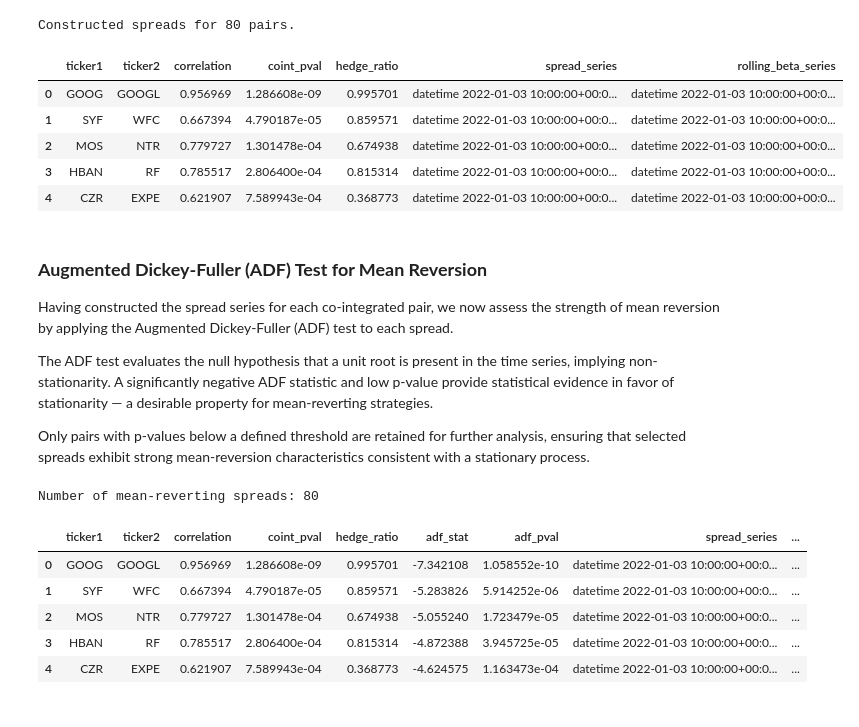
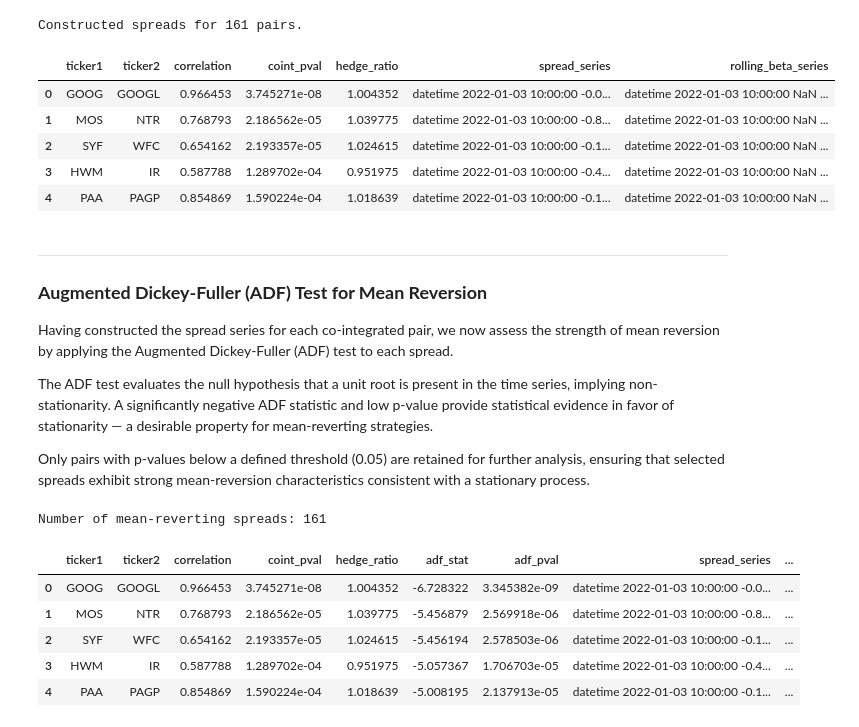
Before and after one commit to Smao19/equity-pairs-trading, a Jupyter notebook: notebooks/pair_research.ipynb, the cells around one changed output. Cells and saved outputs as stored; diff of their text form; code cells hidden in the pictures.

```diff
--- a/notebooks/pair_research.ipynb
+++ b/notebooks/pair_research.ipynb
@@ -134,7 +158,7 @@ The subsequent stages in the notebook will build on this reduced universe, apply
 TOP_N = 1000
 
 # Load train data
-train_df = pd.read_parquet("../data/train.parquet")
+train_df = pd.read_parquet("../data/full_train.parquet")
 
 # Extract close prices: columns = tickers, rows = minute timestamps
 close_px = train_df.xs('close', axis=1, level=1)
@@ -156,6 +180,5 @@ pairs_sorted = sorted(pairs, key=lambda x: abs(x[2]), reverse=True)
 top_pairs_df = pd.DataFrame(pairs_sorted[:TOP_N], columns=["ticker1", "ticker2", "correlation"])
 
 # Visualize
-print(top_pairs_df.shape)
 display(top_pairs_df.head())
 # %% [output]
@@ -189,13 +214,13 @@ coint_results = []
 # Loop through top N pairs and test for cointegration
 for _, row in tqdm(top_pairs_df.iterrows(), total=len(top_pairs_df), desc="Cointegration Filtering"):
     t1, t2 = row['ticker1'], row['ticker2']
-    s1 = close_px[t1]
-    s2 = close_px[t2]
+    s1 = np.log(close_px[t1])
+    s2 = np.log(close_px[t2])
 
     # Drop rows with missing data for this pair
     pair_df = pd.concat([s1, s2], axis=1).dropna()
 
-    # Perform Engle-Granger cointegration test (coint returns: score, pvalue, _)
+    # Perform Engle-Granger cointegration test
     _, pval, _ = coint(pair_df.iloc[:, 0], pair_df.iloc[:, 1], maxlag=8)
 
     if pval < COINT_P_THRESHOLD:
@@ -240,8 +272,8 @@ In addition to this static spread, we compute the **rolling hedge ratio** using
 
 This spread series becomes the core input for all subsequent assessments of mean-reverting behavior.
 # %%
-# Parameters
-ROLLING_WINDOW = 60  # window for rolling beta calculation
+# Window for rolling beta
+MEAN_ROLLING_WINDOW = 330 * 5 * 8  # 8 weeks (~13,200 bars)
 
 # Initialize list to hold spread information
 spread_data = []
@@ -249,8 +281,8 @@ spread_data = []
 # Iterate over cointegrated pairs
 for _, row in tqdm(coint_pairs_df.iterrows(), total=len(coint_pairs_df), desc="Constructing Spreads"):
     t1, t2 = row['ticker1'], row['ticker2']
-    s1 = close_px[t1]
-    s2 = close_px[t2]
+    s1 = np.log(close_px[t1])
+    s2 = np.log(close_px[t2])
 
     # Drop missing values for this pair
     pair_df = pd.concat([s1, s2], axis=1).dropna()
@@ -261,51 +293,52 @@ for _, row in tqdm(coint_pairs_df.iterrows(), total=len(coint_pairs_df), desc="C
     model = sm.OLS(pair_df['s1'], X).fit()
     hedge_ratio = model.params['s2']
 
     # Construct spread: s1 - beta * s2
     pair_df['spread'] = pair_df['s1'] - hedge_ratio * pair_df['s2']
 
     # Vectorized rolling beta calculation
-    s1_roll_mean = pair_df['s1'].rolling(window=ROLLING_WINDOW).mean()
-    s2_roll_mean = pair_df['s2'].rolling(window=ROLLING_WINDOW).mean()
+    s1_roll_mean = pair_df['s1'].rolling(window=MEAN_ROLLING_WINDOW).mean()
+    s2_roll_mean = pair_df['s2'].rolling(window=MEAN_ROLLING_WINDOW).mean()
 
-    cov = (pair_df['s1'] * pair_df['s2']).rolling(window=ROLLING_WINDOW).mean() - s1_roll_mean * s2_roll_mean
-    var = pair_df['s2'].rolling(window=ROLLING_WINDOW).var()
+    cov = (pair_df['s1'] * pair_df['s2']).rolling(window=MEAN_ROLLING_WINDOW).mean() - s1_roll_mean * s2_roll_mean
+    var = pair_df['s2'].rolling(window=MEAN_ROLLING_WINDOW).var()
 
     pair_df['rolling_beta'] = cov / var
 
     # Store results for this pair
     spread_data.append({
         'ticker1': t1,
         'ticker2': t2,
         'correlation': row['correlation'],
         'coint_pval': row['coint_pval'],
         'hedge_ratio': hedge_ratio,
         'spread_series': pair_df['spread'],
         'rolling_beta_series': pair_df['rolling_beta']
     })
 
 # Convert to DataFrame for future filtering
 spread_pairs_df = pd.DataFrame(spread_data)
 
 # Sanity check
 print(f"Constructed spreads for {len(spread_pairs_df)} pairs.")
 display(spread_pairs_df.head())
 # %% [output]
-Constructed spreads for 80 pairs.
+Constructed spreads for 161 pairs.
 |  | ticker1 | ticker2 | correlation | coint_pval | hedge_ratio | spread_series | rolling_beta_series |
-| 0 | GOOG | GOOGL | 0.956969 | 1.286608e-09 | 0.995701 | datetime 2022-01-03 10:00:00+00:0... | datetime 2022-01-03 10:00:00+00:0... |
-| 1 | SYF | WFC | 0.667394 | 4.790187e-05 | 0.859571 | datetime 2022-01-03 10:00:00+00:0... | datetime 2022-01-03 10:00:00+00:0... |
-| 2 | MOS | NTR | 0.779727 | 1.301478e-04 | 0.674938 | datetime 2022-01-03 10:00:00+00:0... | datetime 2022-01-03 10:00:00+00:0... |
-| 3 | HBAN | RF | 0.785517 | 2.806400e-04 | 0.815314 | datetime 2022-01-03 10:00:00+00:0... | datetime 2022-01-03 10:00:00+00:0... |
-| 4 | CZR | EXPE | 0.621907 | 7.589943e-04 | 0.368773 | datetime 2022-01-03 10:00:00+00:0... | datetime 2022-01-03 10:00:00+00:0... |
+| 0 | GOOG | GOOGL | 0.966453 | 3.745271e-08 | 1.004352 | datetime 2022-01-03 10:00:00 -0.0... | datetime 2022-01-03 10:00:00 NaN ... |
+| 1 | MOS | NTR | 0.768793 | 2.186562e-05 | 1.039775 | datetime 2022-01-03 10:00:00 -0.8... | datetime 2022-01-03 10:00:00 NaN ... |
+| 2 | SYF | WFC | 0.654162 | 2.193357e-05 | 1.024615 | datetime 2022-01-03 10:00:00 -0.1... | datetime 2022-01-03 10:00:00 NaN ... |
+| 3 | HWM | IR | 0.587788 | 1.289702e-04 | 0.951975 | datetime 2022-01-03 10:00:00 -0.4... | datetime 2022-01-03 10:00:00 NaN ... |
+| 4 | PAA | PAGP | 0.854869 | 1.590224e-04 | 1.018639 | datetime 2022-01-03 10:00:00 -0.1... | datetime 2022-01-03 10:00:00 NaN ... |
 # %% [markdown]
+---
 ### **Augmented Dickey-Fuller (ADF) Test for Mean Reversion**
 
 Having constructed the spread series for each co-integrated pair, we now assess the strength of mean reversion by applying the Augmented Dickey-Fuller (ADF) test to each spread.
 
 The ADF test evaluates the null hypothesis that a unit root is present in the time series, implying non-stationarity. A significantly negative ADF statistic and low p-value provide statistical evidence in favor of stationarity — a desirable property for mean-reverting strategies.
 
-Only pairs with p-values below a defined threshold are retained for further analysis, ensuring that selected spreads exhibit strong mean-reversion characteristics consistent with a stationary process.
+Only pairs with p-values below a defined threshold (0.05) are retained for further analysis, ensuring that selected spreads exhibit strong mean-reversion characteristics consistent with a stationary process.
 # %%
 # Parameters
 ADF_P_THRESHOLD = 0.05
@@ -340,13 +373,13 @@ adf_pairs_df = adf_pairs_df.sort_values("adf_pval").reset_index(drop=True)
 print(f"Number of mean-reverting spreads: {len(adf_pairs_df)}")
 display(adf_pairs_df.head())
 # %% [output]
-Number of mean-reverting spreads: 80
+Number of mean-reverting spreads: 161
 |  | ticker1 | ticker2 | correlation | coint_pval | hedge_ratio | adf_stat | adf_pval | spread_series | ... |
-| 0 | GOOG | GOOGL | 0.956969 | 1.286608e-09 | 0.995701 | -7.342108 | 1.058552e-10 | datetime 2022-01-03 10:00:00+00:0... | ... |
-| 1 | SYF | WFC | 0.667394 | 4.790187e-05 | 0.859571 | -5.283826 | 5.914252e-06 | datetime 2022-01-03 10:00:00+00:0... | ... |
-| 2 | MOS | NTR | 0.779727 | 1.301478e-04 | 0.674938 | -5.055240 | 1.723479e-05 | datetime 2022-01-03 10:00:00+00:0... | ... |
-| 3 | HBAN | RF | 0.785517 | 2.806400e-04 | 0.815314 | -4.872388 | 3.945725e-05 | datetime 2022-01-03 10:00:00+00:0... | ... |
-| 4 | CZR | EXPE | 0.621907 | 7.589943e-04 | 0.368773 | -4.624575 | 1.163473e-04 | datetime 2022-01-03 10:00:00+00:0... | ... |
+| 0 | GOOG | GOOGL | 0.966453 | 3.745271e-08 | 1.004352 | -6.728322 | 3.345382e-09 | datetime 2022-01-03 10:00:00 -0.0... | ... |
+| 1 | MOS | NTR | 0.768793 | 2.186562e-05 | 1.039775 | -5.456879 | 2.569918e-06 | datetime 2022-01-03 10:00:00 -0.8... | ... |
+| 2 | SYF | WFC | 0.654162 | 2.193357e-05 | 1.024615 | -5.456194 | 2.578503e-06 | datetime 2022-01-03 10:00:00 -0.1... | ... |
+| 3 | HWM | IR | 0.587788 | 1.289702e-04 | 0.951975 | -5.057367 | 1.706703e-05 | datetime 2022-01-03 10:00:00 -0.4... | ... |
+| 4 | PAA | PAGP | 0.854869 | 1.590224e-04 | 1.018639 | -5.008195 | 2.137913e-05 | datetime 2022-01-03 10:00:00 -0.1... | ... |
 # %%
 # Sanity Check / Visualization
 
```
Also changed, not shown: parts of 38 cells of this notebook, 4 other files.
